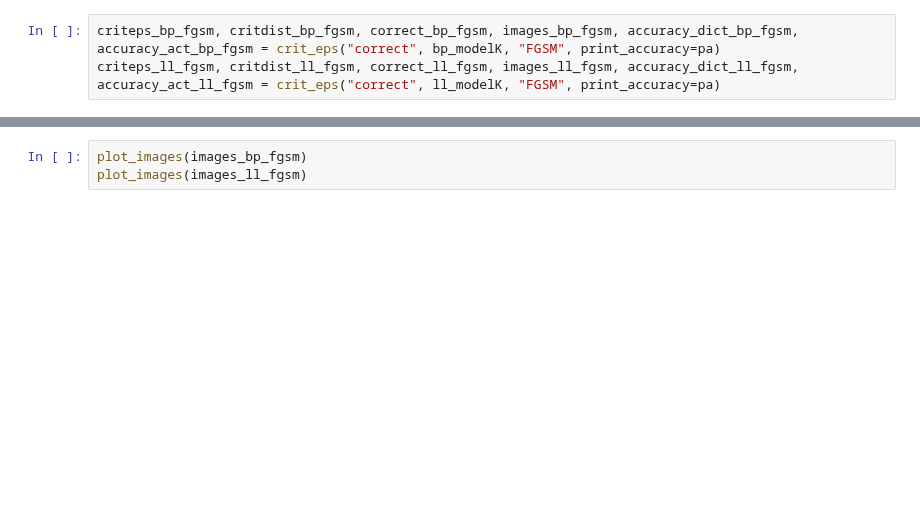
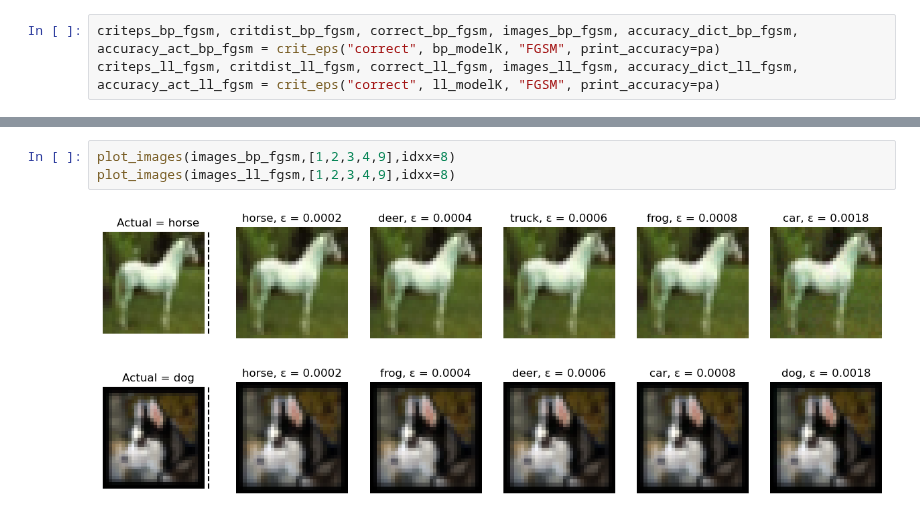
Before and after one commit to holzhauk/LocalLearning, a Jupyter notebook: notebooks/Attacks and boxplots .ipynb, the cells around one changed output, grey strips where cells are left out. Cells and saved outputs as stored; diff of their text form; blank space fills up the shorter version.

```diff
--- a/notebooks/Attacks and boxplots .ipynb
+++ b/notebooks/Attacks and boxplots .ipynb
@@ -367,6 +379,9 @@ plot_accuracy_vs_epsilon(accuracy_dict_ll_fgsm, accuracy_act_ll_fgsm, "ll")
 # %%
-plot_images(images_bp_fgsm)
-plot_images(images_ll_fgsm)
+plot_images(images_bp_fgsm,[1,2,3,4,9],idxx=8)
+plot_images(images_ll_fgsm,[1,2,3,4,9],idxx=8)
+# %% [output]
+[figure, added]
+[figure, added]
 # %%
 boxplot(criteps_ll_fgsm, criteps_bp_fgsm, "FGSM", "eps")
 boxplot(critdist_ll_fgsm, critdist_bp_fgsm, "FGSM", "dist")
```
Also changed, not shown: parts of 16 cells of this notebook.
